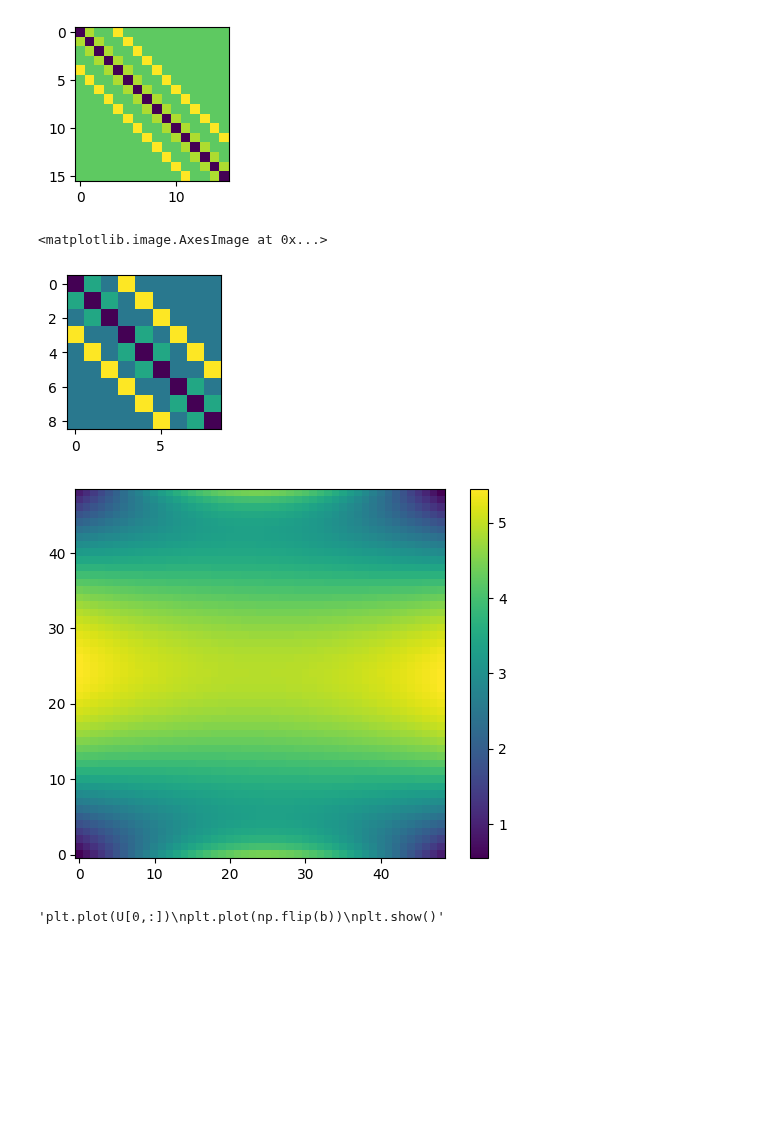
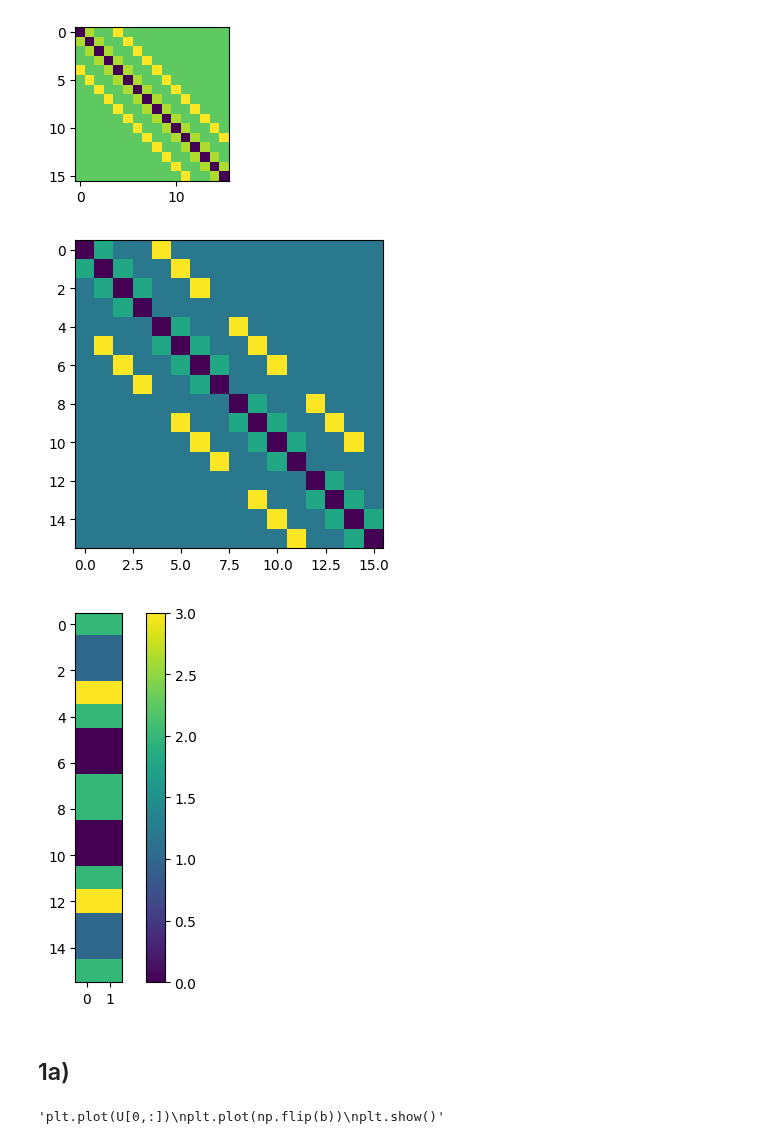
Before and after one commit to aledha/TMA4212-NumDiffDiff, a Jupyter notebook: Project 1/Proj1_code.ipynb, the cells around one changed output. Saved outputs shown, nothing was run; the diff lists cells and outputs as text; code cells hidden in the pictures; blank space fills up the shorter version.

```diff
--- a/Project 1/Proj1_code.ipynb
+++ b/Project 1/Proj1_code.ipynb
@@ -41,10 +41,12 @@ def dirichlet(boundaries, alpha = 1, beta = 1):
     l, t, r, b = boundaries
     M = l.shape[0] - 1         # l is M+1
     G = np.zeros((M-1, M-1))
-    G[0, :] += beta * np.insert(b[M-1: 1: -1], 0, 0)
-    G[-1, :] += beta * np.append(t[2: M], 0)
+    G[0, :] += beta * np.insert(b[2:M], 0, 0)
+    G[-1, :] += beta * np.append(t[2: M],0)
     G[:, 0] += alpha * l[1:M] + beta * l[0:M-1]
-    G[:, -1] += alpha * r[M-1:0:-1] + beta * r[M-2::-1]
+    G[:, -1] += alpha * r[0:M-1] + beta * r[1:M]
+    """plt.imshow(G)
+    plt.show()"""
     return G.flatten()
 
 
@@ -108,41 +110,58 @@ plt.show()
 # %% [output]
 [figure]
 # %%
-def triblock(C, B, M):
+def triblock(C, B, D, M):
     A = np.kron(np.eye(M-1), C)
-    A += np.kron(ndiag([1,1], [-1, 1], M-1), B)
+    A += np.kron(ndiag([1], [1], M-1), B)
+    A += np.kron(ndiag([1], [-1], M-1), D)
     return A
 
 # Testing
-M = 4
+M = 5
 C = ndiag([1,-2,1], [-1,0,1], (M-1))
 B = 3 * np.eye(M-1)
-A = triblock(C, B, M)
+B[-1,-1] = 0
+D = 3 * np.eye(M-1)
+D[0,0] = 0
+A = triblock(C, B,D, M)
 
-plt.figure(0, figsize = (2,2))
+plt.figure(0, figsize = (4,4))
 plt.imshow(A)
 plt.show()
+
+l = np.ones(M+1)
+t = np.ones(M+1)
+r = np.ones(M+1)
+b = np.ones(M+1)
+
+g2 = dirichlet([l, t, r, b], 1, 1)
+plt.imshow(np.array([g2,g2]).T)
+plt.colorbar()
+plt.show()
 # %% [output]
-<matplotlib.image.AxesImage at 0x...>
-[figure, old version]
+[figure, new version]
+[figure, added]
+# %% [markdown]
+## 1a)
 # %%
 def solver(f, boundaries, a, M):
     h = 1/M
     k = 2*h
 
     alpha = a / h**2
-    beta = 1 / (h**2 + k**2)
+    beta = 1 / h**2
     consts = [alpha, -2*(alpha + beta), alpha]
     offsets = [-1, 0, 1]
     C = ndiag(consts, offsets, M-1)
     B = beta * np.eye(M-1)
+    B[-1,-1] = 0
     A = triblock(C, B, M)
     g = dirichlet(boundaries, alpha, beta)
     U_vec = np.linalg.solve(A, -g + f)
     U = U_vec.reshape((M-1, M-1))
     return U
 
-M = 50
+"""M = 50
 f = np.ones((M-1)**2)
 
 l = 5*np.sin(np.pi*np.arange(M+1)/(M+1))
@@ -152,15 +171,14 @@ b = 5*np.sin(np.pi*np.arange(M+1)/(M+1))
 boundaries = [l,t,r,b]
 
 
-a = 2
-U = solver(f, boundaries, a, M)
+a = 5"""
+#U = solver(f, boundaries, a, M)
 
-plt.imshow(U, origin = 'lower')
-plt.colorbar()
-plt.show()
+#plt.imshow(U, origin = 'lower')
+#plt.colorbar()
+#plt.show()
 """plt.plot(U[0,:])
 plt.plot(np.flip(b))
 plt.show()"""
 # %% [output]
-[figure, removed]
 'plt.plot(U[0,:])\nplt.plot(np.flip(b))\nplt.show()'
```
Also changed, not shown: parts of 6 cells of this notebook.
